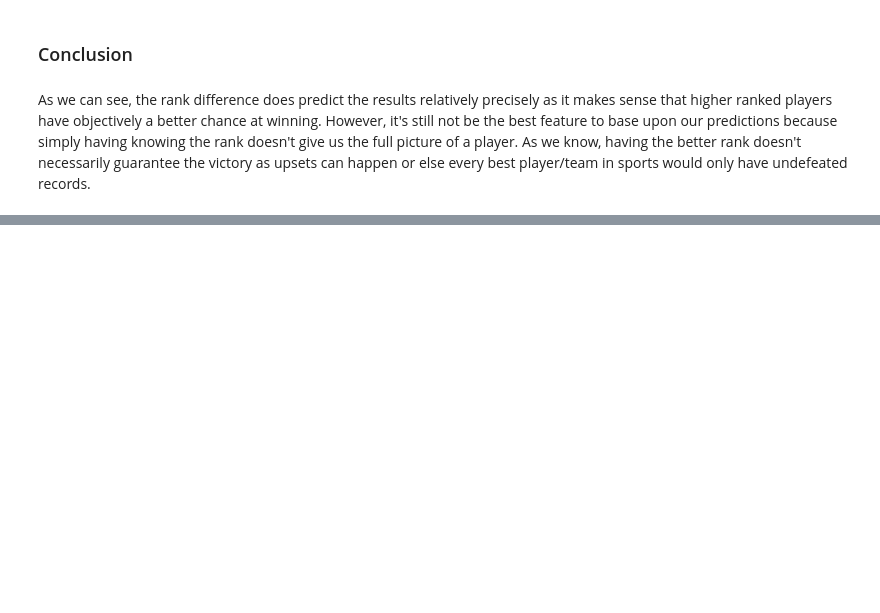
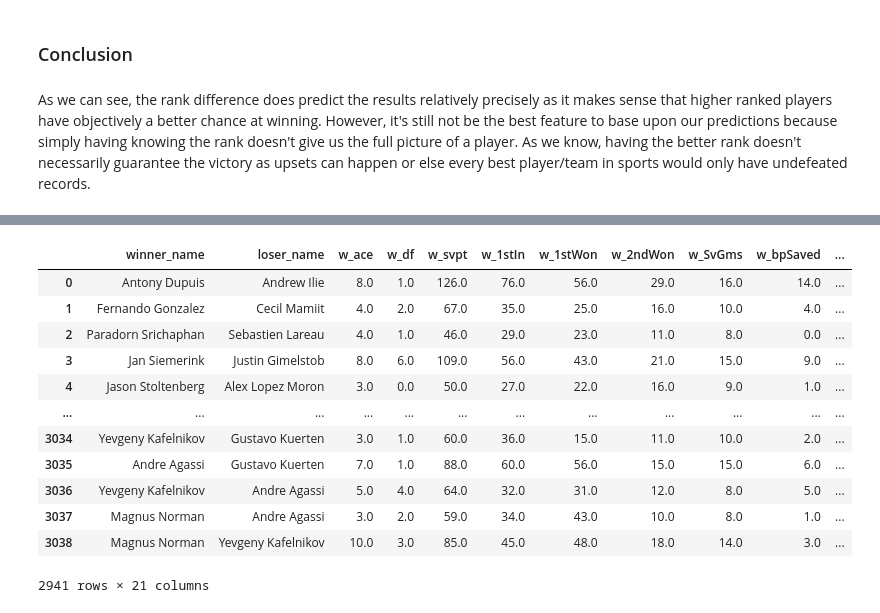
Before and after one commit to kevjiang64/SOEN471, a Jupyter notebook: Logistic Regression.ipynb, the cells around one changed output, grey strips where cells are left out. Cells and saved outputs as stored; diff of their text form; code cells hidden in the pictures; blank space fills up the shorter version.

```diff
--- a/Logistic Regression.ipynb
+++ b/Logistic Regression.ipynb
@@ -224,0 +384,46 @@ This logistic regression on the other
+# %%
+for i, row in tennis_dataset.iterrows():
+    if(i > 500):
+        temp = tennis_dataset.at[i, 'winner_name']
+        tennis_dataset.at[i, 'winner_name'] = tennis_dataset.at[i, 'loser_name']
+        tennis_dataset.at[i, 'loser_name'] = temp
+        temp = tennis_dataset.at[i, 'w_ace']
+        tennis_dataset.at[i,'w_ace'] = tennis_dataset.at[i, 'l_ace']
+        tennis_dataset.at[i, 'l_ace'] = temp
+        temp = tennis_dataset.at[i, 'w_df']
+        tennis_dataset.at[i,'w_df'] = tennis_dataset.at[i, 'l_df']
+        tennis_dataset.at[i,'l_df'] = temp
+        temp = tennis_dataset.at[i, 'w_svpt']
+        tennis_dataset.at[i,'w_svpt'] = tennis_dataset.at[i, 'l_svpt']
+        tennis_dataset.at[i, 'l_svpt'] = temp
+        temp = tennis_dataset.at[i,'w_1stIn']
+        tennis_dataset.at[i,'w_1stIn'] = tennis_dataset.at[i, 'l_1stIn']
+        tennis_dataset.at[i,'w_1stWon'] = temp
+        temp = tennis_dataset.at[i,'w_2ndWon']
+        tennis_dataset.at[i,'w_2ndWon'] = tennis_dataset.at[i, 'l_2ndWon']
+        tennis_dataset.at[i,'l_2ndWon'] = temp
+        temp = tennis_dataset.at[i,'w_SvGms']
+        tennis_dataset.at[i,'w_SvGms'] = tennis_dataset.at[i, 'l_SvGms']
+        tennis_dataset.at[i,'l_SvGms'] = temp
+        temp = tennis_dataset.at[i,'w_bpSaved']
+        tennis_dataset.at[i,'w_bpSaved'] = tennis_dataset.at[i, 'l_bpSaved']
+        tennis_dataset.at[i,'l_bpSaved'] = temp
+        temp = tennis_dataset.at[i,'w_bpFaced']
+        tennis_dataset.at[i,'w_bpFaced'] = tennis_dataset.at[i, 'l_bpFaced']
+        tennis_dataset.at[i,'l_bpFaced'] = temp
+        tennis_dataset.at[i,'Won'] = 0
+tennis_dataset
+# %% [output]
+|  | winner_name | loser_name | w_ace | w_df | w_svpt | w_1stIn | w_1stWon | w_2ndWon | w_SvGms | w_bpSaved | ... |
+| 0 | Antony Dupuis | Andrew Ilie | 8.0 | 1.0 | 126.0 | 76.0 | 56.0 | 29.0 | 16.0 | 14.0 | ... |
+| 1 | Fernando Gonzalez | Cecil Mamiit | 4.0 | 2.0 | 67.0 | 35.0 | 25.0 | 16.0 | 10.0 | 4.0 | ... |
+| 2 | Paradorn Srichaphan | Sebastien Lareau | 4.0 | 1.0 | 46.0 | 29.0 | 23.0 | 11.0 | 8.0 | 0.0 | ... |
+| 3 | Jan Siemerink | Justin Gimelstob | 8.0 | 6.0 | 109.0 | 56.0 | 43.0 | 21.0 | 15.0 | 9.0 | ... |
+| 4 | Jason Stoltenberg | Alex Lopez Moron | 3.0 | 0.0 | 50.0 | 27.0 | 22.0 | 16.0 | 9.0 | 1.0 | ... |
+| ... | ... | ... | ... | ... | ... | ... | ... | ... | ... | ... | ... |
+| 3034 | Yevgeny Kafelnikov | Gustavo Kuerten | 3.0 | 1.0 | 60.0 | 36.0 | 15.0 | 11.0 | 10.0 | 2.0 | ... |
+| 3035 | Andre Agassi | Gustavo Kuerten | 7.0 | 1.0 | 88.0 | 60.0 | 56.0 | 15.0 | 15.0 | 6.0 | ... |
+| 3036 | Yevgeny Kafelnikov | Andre Agassi | 5.0 | 4.0 | 64.0 | 32.0 | 31.0 | 12.0 | 8.0 | 5.0 | ... |
+| 3037 | Magnus Norman | Andre Agassi | 3.0 | 2.0 | 59.0 | 34.0 | 43.0 | 10.0 | 8.0 | 1.0 | ... |
+| 3038 | Magnus Norman | Yevgeny Kafelnikov | 10.0 | 3.0 | 85.0 | 45.0 | 48.0 | 18.0 | 14.0 | 3.0 | ... |
+2941 rows × 21 columns
```
Also changed, not shown: parts of 26 cells of this notebook, 1 other file.
